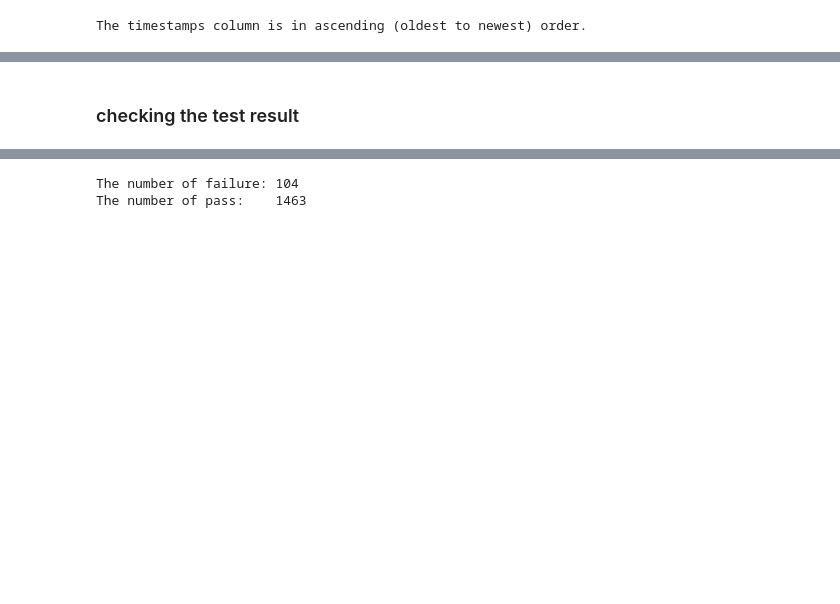
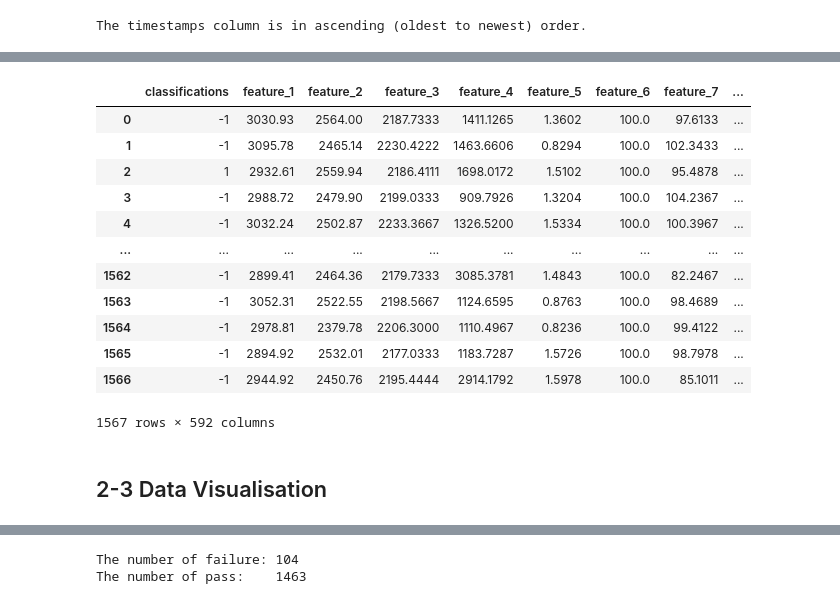
Before and after one commit to HayateSato/SECOM_Project, a Jupyter notebook: secom_file_hayate.ipynb, the cells around one changed output, grey strips where cells are left out. Saved outputs shown, nothing was run; the diff lists cells and outputs as text; code cells hidden in the pictures; blank space fills up the shorter version.

```diff
--- a/secom_file_hayate.ipynb
+++ b/secom_file_hayate.ipynb
@@ -109,0 +93,8 @@ The timestamps column is in ascending (oldest to newest) order.
+# %%
+# adding column name as "feature-##"
+f_column_names = [f"feature_{i}" for i in range(1, 592)]
+
+features_df = pd.read_csv(f_file, sep=r'\s+', header=None, names= f_column_names)
+print(f"Dimensions of Features' data: ", features_df.shape)
+print("---------------------------------------------------------")
+print(features_df.head())
@@ -109,0 +121,8 @@ The timestamps column is in ascending (oldest to newest) order.
+# %%
+# merging
+
+merged_df = pd.merge(labels_df, features_df, left_index=True, right_index=True)
+
+print(f"Dimensions of merged data: ", merged_df.shape)
+
+print(merged_df.head())
@@ -110,2 +147,19 @@ The timestamps column is in ascending (oldest to newest) order.
+# %%
+merged_data = merged_df.drop(columns = "date_time", axis=1)
+merged_data
+# %% [output]
+|  | classifications | feature_1 | feature_2 | feature_3 | feature_4 | feature_5 | feature_6 | feature_7 | ... |
+| 0 | -1 | 3030.93 | 2564.00 | 2187.7333 | 1411.1265 | 1.3602 | 100.0 | 97.6133 | ... |
+| 1 | -1 | 3095.78 | 2465.14 | 2230.4222 | 1463.6606 | 0.8294 | 100.0 | 102.3433 | ... |
+| 2 | 1 | 2932.61 | 2559.94 | 2186.4111 | 1698.0172 | 1.5102 | 100.0 | 95.4878 | ... |
+| 3 | -1 | 2988.72 | 2479.90 | 2199.0333 | 909.7926 | 1.3204 | 100.0 | 104.2367 | ... |
+| 4 | -1 | 3032.24 | 2502.87 | 2233.3667 | 1326.5200 | 1.5334 | 100.0 | 100.3967 | ... |
+| ... | ... | ... | ... | ... | ... | ... | ... | ... | ... |
+| 1562 | -1 | 2899.41 | 2464.36 | 2179.7333 | 3085.3781 | 1.4843 | 100.0 | 82.2467 | ... |
+| 1563 | -1 | 3052.31 | 2522.55 | 2198.5667 | 1124.6595 | 0.8763 | 100.0 | 98.4689 | ... |
+| 1564 | -1 | 2978.81 | 2379.78 | 2206.3000 | 1110.4967 | 0.8236 | 100.0 | 99.4122 | ... |
+| 1565 | -1 | 2894.92 | 2532.01 | 2177.0333 | 1183.7287 | 1.5726 | 100.0 | 98.7978 | ... |
+| 1566 | -1 | 2944.92 | 2450.76 | 2195.4444 | 2914.1792 | 1.5978 | 100.0 | 85.1011 | ... |
+1567 rows × 592 columns
 # %% [markdown]
-### checking the test result
+## 2-3 Data Visualisation
```
Also changed, not shown: parts of 33 cells of this notebook.
